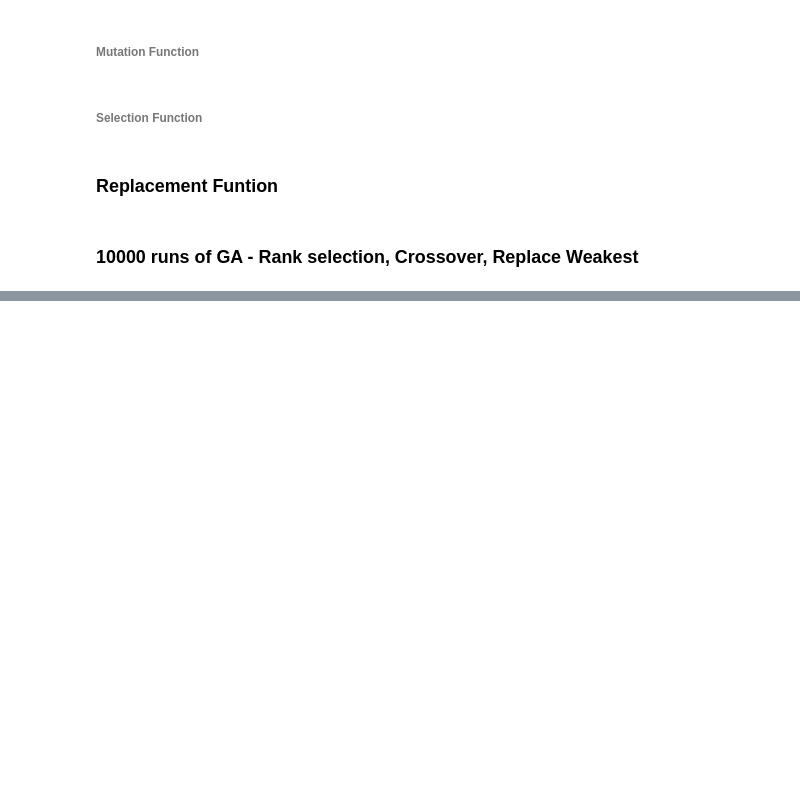
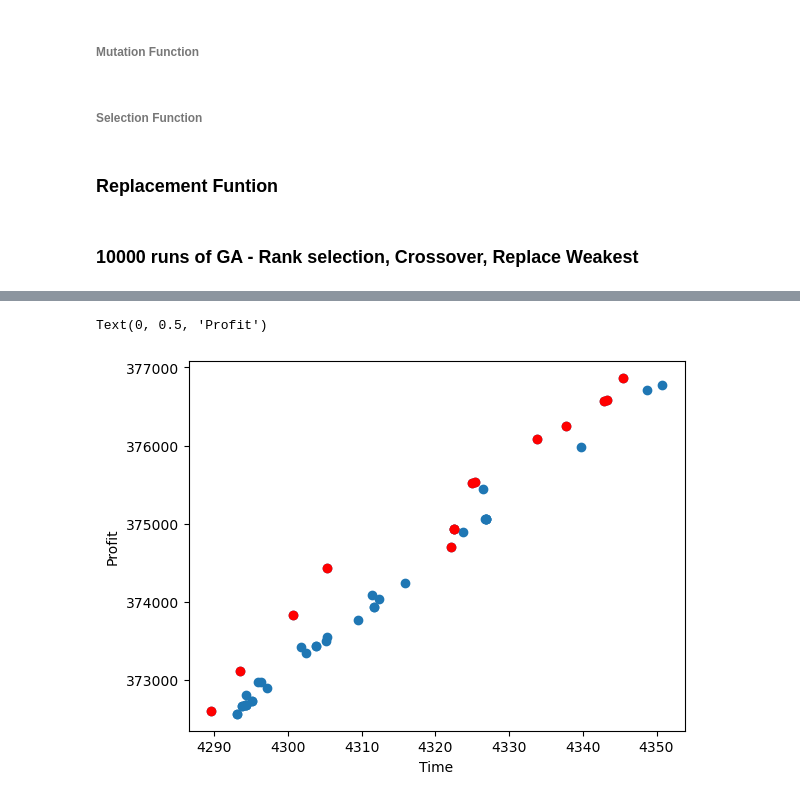
Before and after one commit to achusat/NIC_Group, a Jupyter notebook: NIC_Group_GA-checkpoint.ipynb, the cells around one changed output, grey strips where cells are left out. Drawn from its saved outputs; the diff is of its cells as text; code cells hidden in the pictures; blank space fills up the shorter version.

```diff
--- a/NIC_Group_GA-checkpoint.ipynb
+++ b/NIC_Group_GA-checkpoint.ipynb
@@ -503,0 +505,8 @@ Text(0, 0.5, 'Profit')
+# %%
+plt.scatter(f,g)
+plt.scatter(Pf,Pg,c = 'r')
+plt.xlabel('Time')
+plt.ylabel('Profit')
+# %% [output]
+Text(0, 0.5, 'Profit')
+[figure, added]
```
Also changed, not shown: parts of 6 cells of this notebook.
